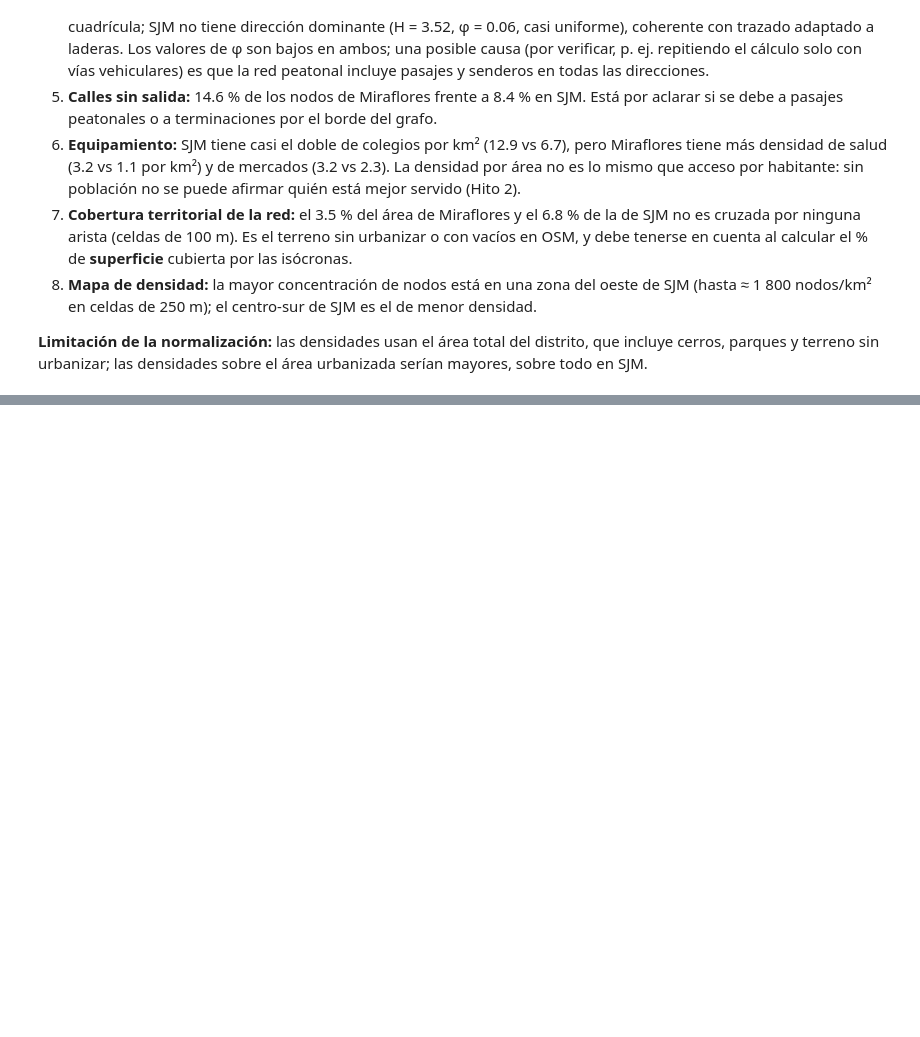
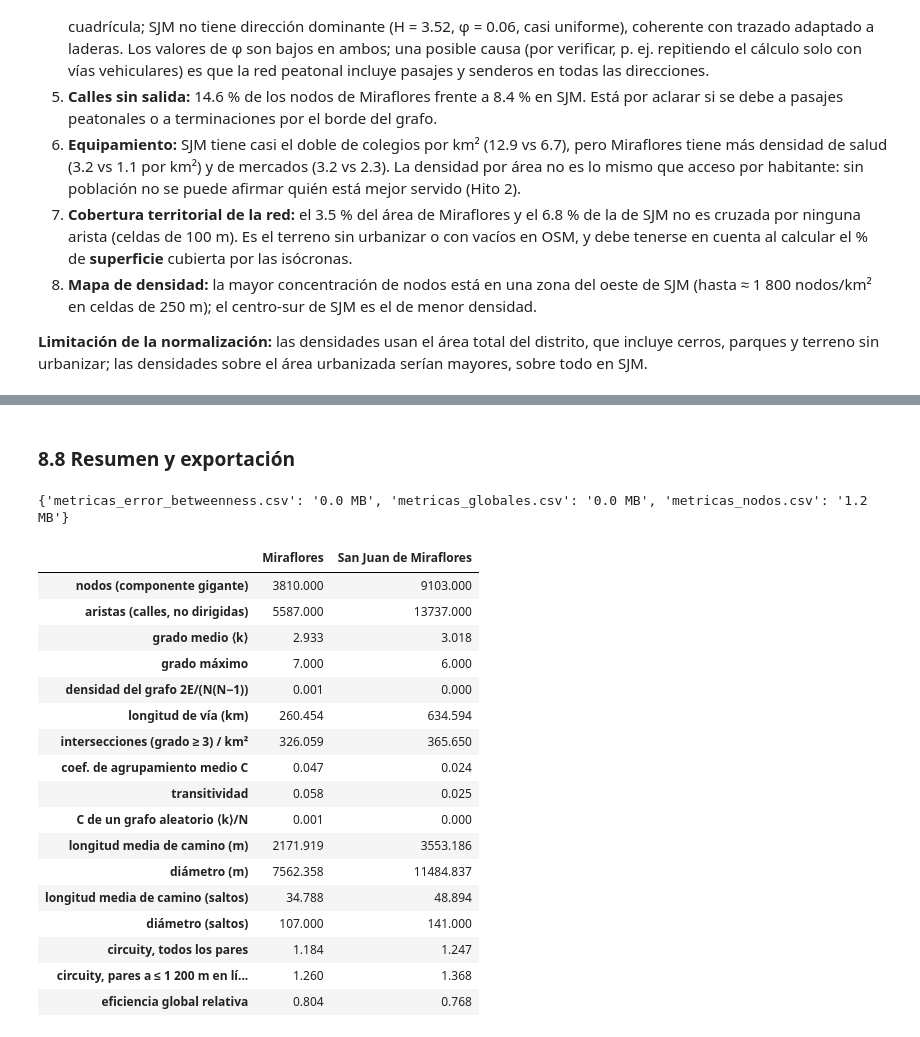
Before and after one commit to lvanCR/lima-walkability-accessibility, a Jupyter notebook: notebooks/03_metricas_y_eda.ipynb, the cells around one changed output, grey strips where cells are left out. Saved outputs shown, nothing was run; the diff lists cells and outputs as text; code cells hidden in the pictures; blank space fills up the shorter version.

```diff
--- a/notebooks/03_metricas_y_eda.ipynb
+++ b/notebooks/03_metricas_y_eda.ipynb
@@ -359,0 +602,19 @@ Guardado: D:\TP-TF_Complex_Networks\data\processed\eda_comparacion_distritos.csv
+# %%
+HM = subg["Miraflores"]
+t0 = time.time()
+exacta = pd.Series(nx.betweenness_centrality(HM, k=None, weight="length", normalized=True))
+print(f"Intermediación exacta de Miraflores ({HM.number_of_nodes():,} nodos): {time.time() - t0:.0f} s")
+
+def top(s, frac=0.05):
+    return set(s.nlargest(int(len(s) * frac)).index)
+
+filas = []
+for k in (100, 250, 500, 1000):
+    aprox = pd.Series(nx.betweenness_centrality(HM, k=k, weight="length", seed=cfg.SEED, normalized=True))
+    a, b = top(exacta), top(aprox)
+    filas.append({"k": k, "% de los nodos como orígenes": round(k / HM.number_of_nodes() * 100, 1),
+                  "Spearman": spearmanr(exacta, aprox.reindex(exacta.index)).statistic,
+                  "Jaccard del top 5 %": len(a & b) / len(a | b),
+                  "error abs. medio / máximo": (aprox.reindex(exacta.index) - exacta).abs().mean() / exacta.max()})
+tabla_error = pd.DataFrame(filas).set_index("k")
+tabla_error.round(3)
@@ -359,0 +659,30 @@ Guardado: D:\TP-TF_Complex_Networks\data\processed\eda_comparacion_distritos.csv
+# %% [markdown]
+### 8.8 Resumen y exportación
+# %%
+globales = pd.concat([tabla_est, tabla_caminos])
+globales.round(4).to_csv(cfg.DATA_PROCESSED / "metricas_globales.csv")
+nodos_metricas.index.name = "osmid"
+nodos_metricas.round(6).to_csv(cfg.DATA_PROCESSED / "metricas_nodos.csv")
+tabla_error.round(4).to_csv(cfg.DATA_PROCESSED / "metricas_error_betweenness.csv")
+print({p.name: f"{p.stat().st_size / 1e6:.1f} MB" for p in cfg.DATA_PROCESSED.glob("metricas_*.csv")})
+globales.round(3)
+# %% [output]
+{'metricas_error_betweenness.csv': '0.0 MB', 'metricas_globales.csv': '0.0 MB', 'metricas_nodos.csv': '1.2 MB'}
+|  | Miraflores | San Juan de Miraflores |
+| nodos (componente gigante) | 3810.000 | 9103.000 |
+| aristas (calles, no dirigidas) | 5587.000 | 13737.000 |
+| grado medio ⟨k⟩ | 2.933 | 3.018 |
+| grado máximo | 7.000 | 6.000 |
+| densidad del grafo 2E/(N(N−1)) | 0.001 | 0.000 |
+| longitud de vía (km) | 260.454 | 634.594 |
+| intersecciones (grado ≥ 3) / km² | 326.059 | 365.650 |
+| coef. de agrupamiento medio C | 0.047 | 0.024 |
+| transitividad | 0.058 | 0.025 |
+| C de un grafo aleatorio ⟨k⟩/N | 0.001 | 0.000 |
+| longitud media de camino (m) | 2171.919 | 3553.186 |
+| diámetro (m) | 7562.358 | 11484.837 |
+| longitud media de camino (saltos) | 34.788 | 48.894 |
+| diámetro (saltos) | 107.000 | 141.000 |
+| circuity, todos los pares | 1.184 | 1.247 |
+| circuity, pares a ≤ 1 200 m en lí... | 1.260 | 1.368 |
+| eficiencia global relativa | 0.804 | 0.768 |
```
Also changed, not shown: parts of 20 cells of this notebook, 9 other files.
